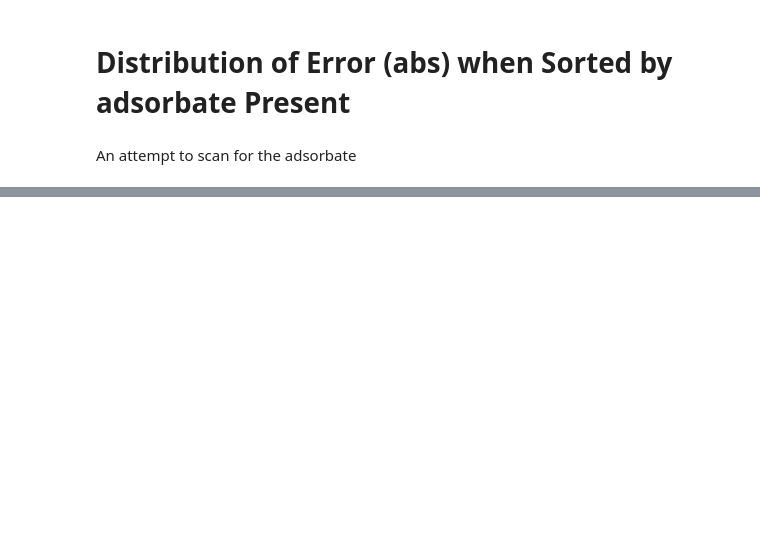
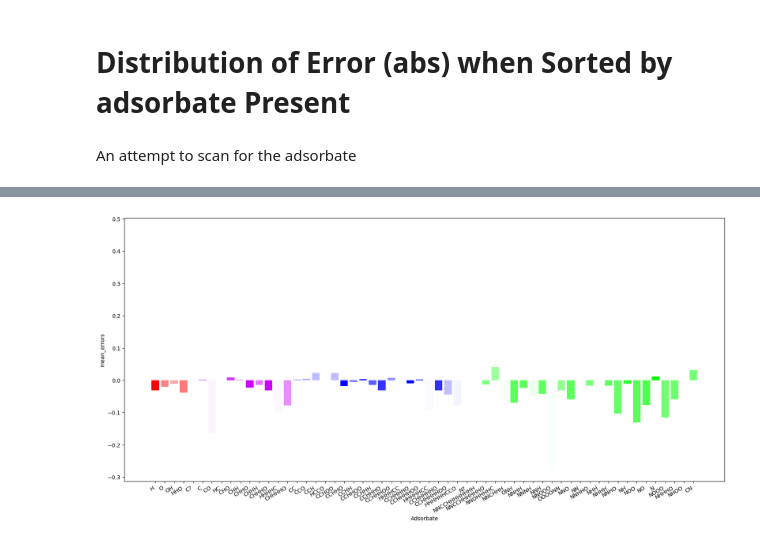
Before and after one commit to kimolijones/A-Star-is-born, a Jupyter notebook: main.ipynb, the cells around one changed output, grey strips where cells are left out. Drawn from its saved outputs; the diff is of its cells as text; code cells hidden in the pictures; blank space fills up the shorter version.

```diff
--- a/main.ipynb
+++ b/main.ipynb
@@ -36,7 +36,7 @@ DATASET_LOCATION = "../data_structures_errors.xyz" # should be in the same direc
 FIGURE_SIZE_X = 20
 FIGURE_SIZE_Y = FIGURE_SIZE_X/2
 # %%
-def plot_element(adsorbate_df, error):
+def plot_element(element_df, error):
     plt.figure(figsize=(FIGURE_SIZE_X,FIGURE_SIZE_Y))
     plt.xlabel('Element')
     plt.ylabel(error)
@@ -48,16 +48,19 @@ def plot_element(adsorbate_df, error):
                     for element in element_df.index])
     plt.show()
 
-def plot_adsorbate(adsorbate_df, error):
+def plot_adsorbate(df, error):
+    df.reset_index(drop=True, inplace=True)
     plt.figure(figsize=(FIGURE_SIZE_X,FIGURE_SIZE_Y))
-    plt.xlabel('Element')
+    plt.xlabel('Adsorbate')
     plt.ylabel(error)
-    plt.bar(adsorbate_df["symbol"],
-            adsorbate_df[error],
-            color=[(1, 0, 0, 1) if adsorbate_df.loc[element, "symbol"] == "O"
-                    else (0.8, 0, 1, adsorbate_df.loc[element, "frequency"]/adsorbate_df.loc[0, "frequency"]) if adsorbate_df.loc[element, "symbol"] == "C" or adsorbate_df.loc[element, "symbol"] == "N" or adsorbate_df.loc[element, "symbol"] == "H"
-                    else (31/255, 119/255, 180/255, adsorbate_df.loc[element, "frequency"]/adsorbate_df.loc[9, "frequency"])
-                    for element in adsorbate_df.index])
+    plt.gcf().autofmt_xdate()
+    plt.bar([''.join(df.loc[i, "formula list"]) for i in range(len(df))],
+            df[error],
+            color=[(1, 0, 0, df.loc[adsorbate, "frequency"]/adsorbate_df.loc[0:3, "frequency"].max()) if df.loc[adsorbate, "adsorbate class"] == 'O/H Only'
+                    else (0.8, 0, 1, df.loc[adsorbate, "frequency"]/adsorbate_df.loc[4:14, "frequency"].max()) if df.loc[adsorbate, "adsorbate class"] == 'C1'
+                    else (0, 0, 1, df.loc[adsorbate, "frequency"]/adsorbate_df.loc[15:32, "frequency"].max()) if df.loc[adsorbate, "adsorbate class"] == 'C2'
+                    else (0, 1, 0, df.loc[adsorbate, "frequency"]/adsorbate_df.loc[33:, "frequency"].max())
+                    for adsorbate in df.index])
     plt.show()
 
 def ptable_plotter( # adapted from https://github.com/arosen93/ptable_trends
@@ -467,0 +455,8 @@ display(df_temp)
+# %%
+plot_adsorbate(adsorbate_df, "mean_errors")
+# plot_adsorbate(adsorbate_df[0:4], "mean_errors")
+# plot_adsorbate(adsorbate_df[4:15], "mean_errors")
+# plot_adsorbate(adsorbate_df[15:33], "mean_errors")
+# plot_adsorbate(adsorbate_df[33:], "mean_errors")
+# %% [output]
+[figure, added]
```
Also changed, not shown: parts of 2 cells of this notebook.
